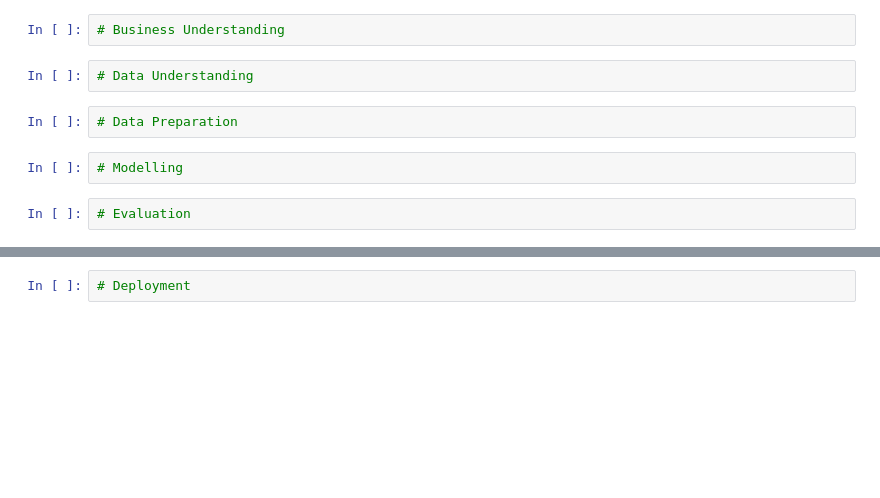
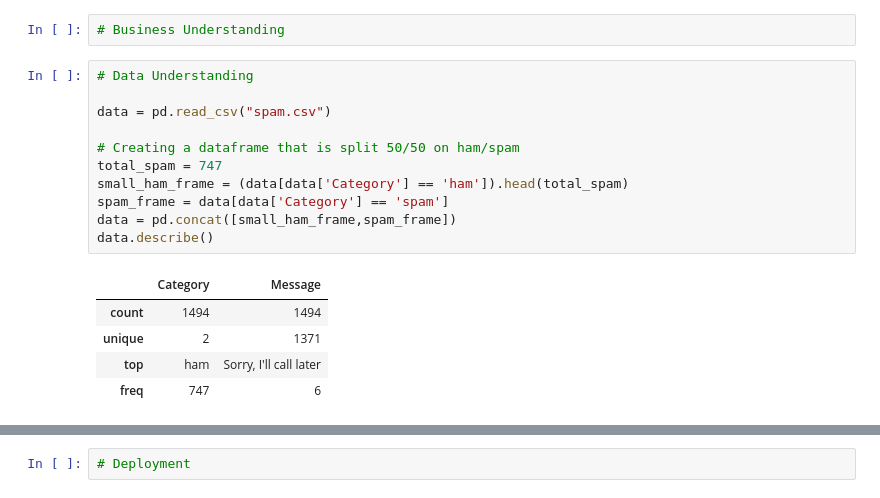
Before and after one commit to AlexDarigan/mtg-rest, a Jupyter notebook: notebooks/KNearestNeighbour/KNearestNeighbour.ipynb, the cells around one changed output, grey strips where cells are left out. Saved outputs shown, nothing was run; the diff lists cells and outputs as text; blank space fills up the shorter version.

```diff
--- a/notebooks/KNearestNeighbour/KNearestNeighbour.ipynb
+++ b/notebooks/KNearestNeighbour/KNearestNeighbour.ipynb
@@ -37,10 +90,19 @@ import joblib
 # %%
 # Business Understanding
-# %%
-# Data Understanding
-# %%
-# Data Preparation
-# %%
-# Modelling
-# %%
-# Evaluation
+# %%
+# Data Understanding
+
+data = pd.read_csv("spam.csv")
+
+# Creating a dataframe that is split 50/50 on ham/spam
+total_spam = 747
+small_ham_frame = (data[data['Category'] == 'ham']).head(total_spam)
+spam_frame = data[data['Category'] == 'spam']
+data = pd.concat([small_ham_frame,spam_frame])
+data.describe()
+# %% [output]
+|  | Category | Message |
+| count | 1494 | 1494 |
+| unique | 2 | 1371 |
+| top | ham | Sorry, I'll call later |
+| freq | 747 | 6 |
```
Also changed, not shown: parts of 7 cells of this notebook, 8 other files.
